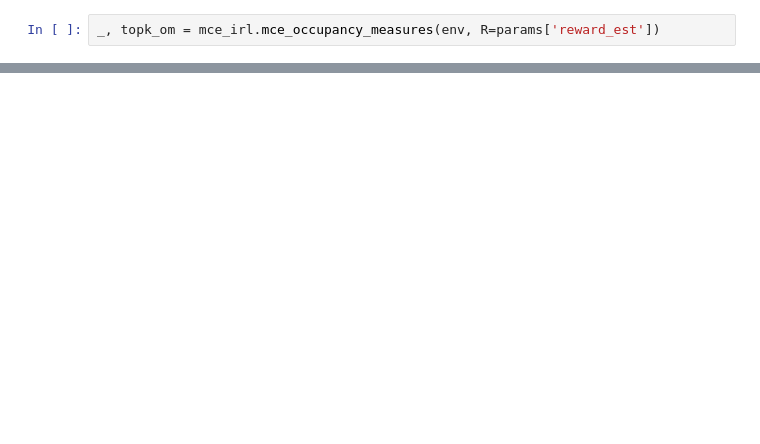
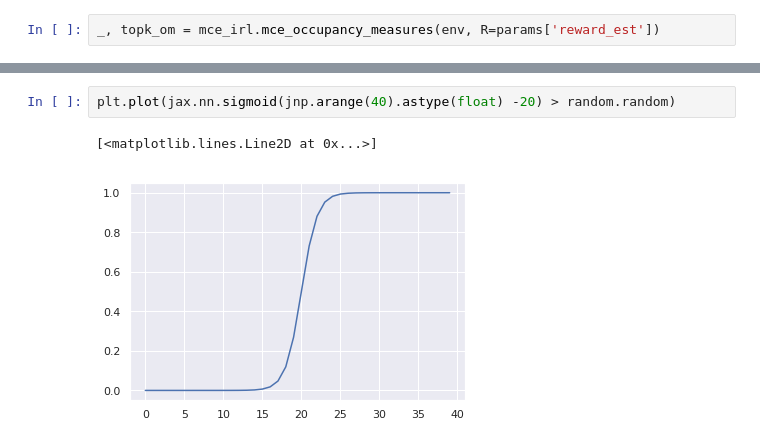
Before and after one commit to qxcv/bootstrapping-bias-learning, a Jupyter notebook: topk_debugger.ipynb, the cells around one changed output, grey strips where cells are left out. Saved outputs shown, nothing was run; the diff lists cells and outputs as text; blank space fills up the shorter version.

```diff
--- a/topk_debugger.ipynb
+++ b/topk_debugger.ipynb
@@ -277,0 +288,5 @@ params
+# %%
+plt.plot(jax.nn.sigmoid(jnp.arange(40).astype(float) -20) > random.random)
+# %% [output]
+[<matplotlib.lines.Line2D at 0x...>]
+[figure, added]
```
Also changed, not shown: parts of 16 cells of this notebook, 2 other files.
